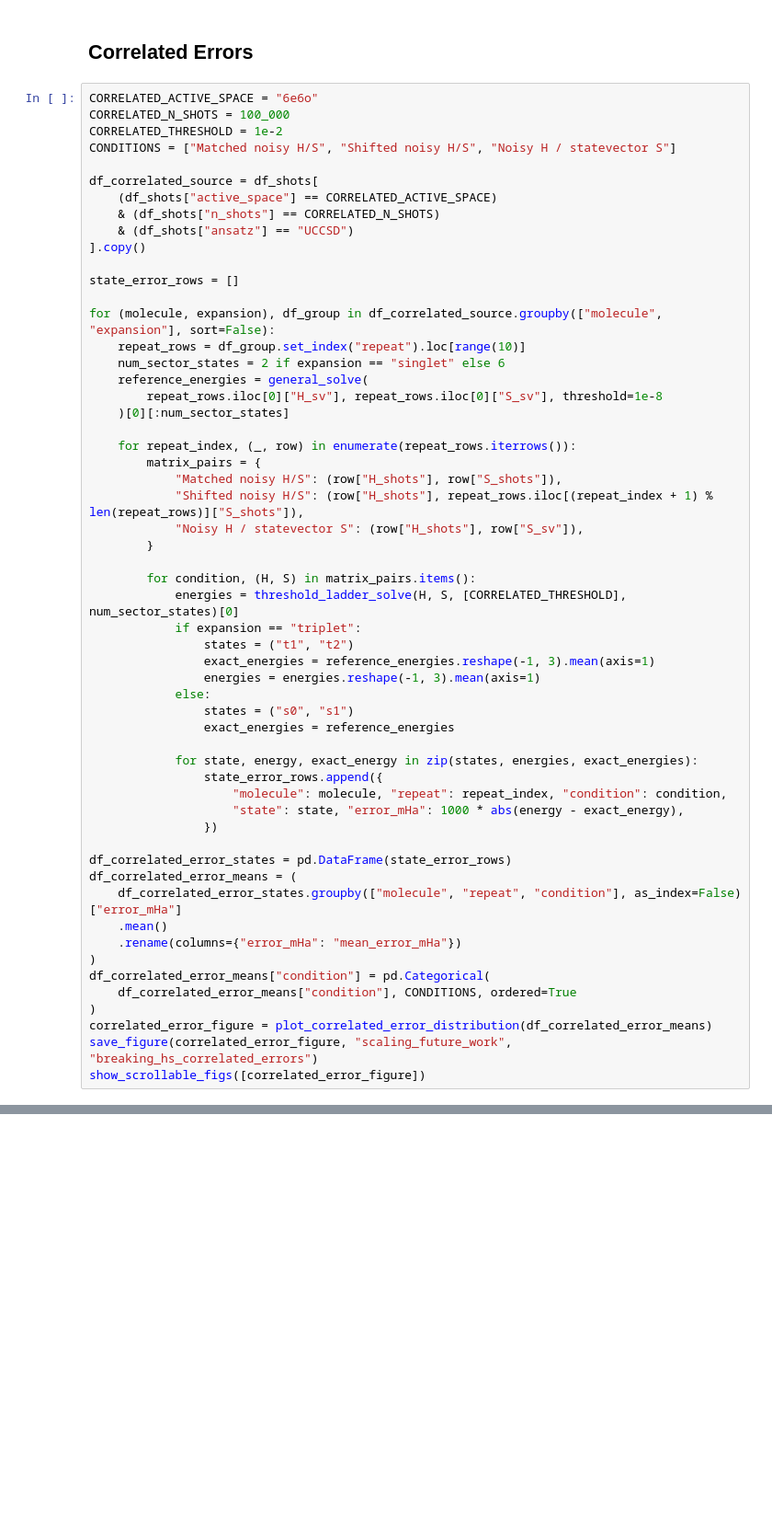
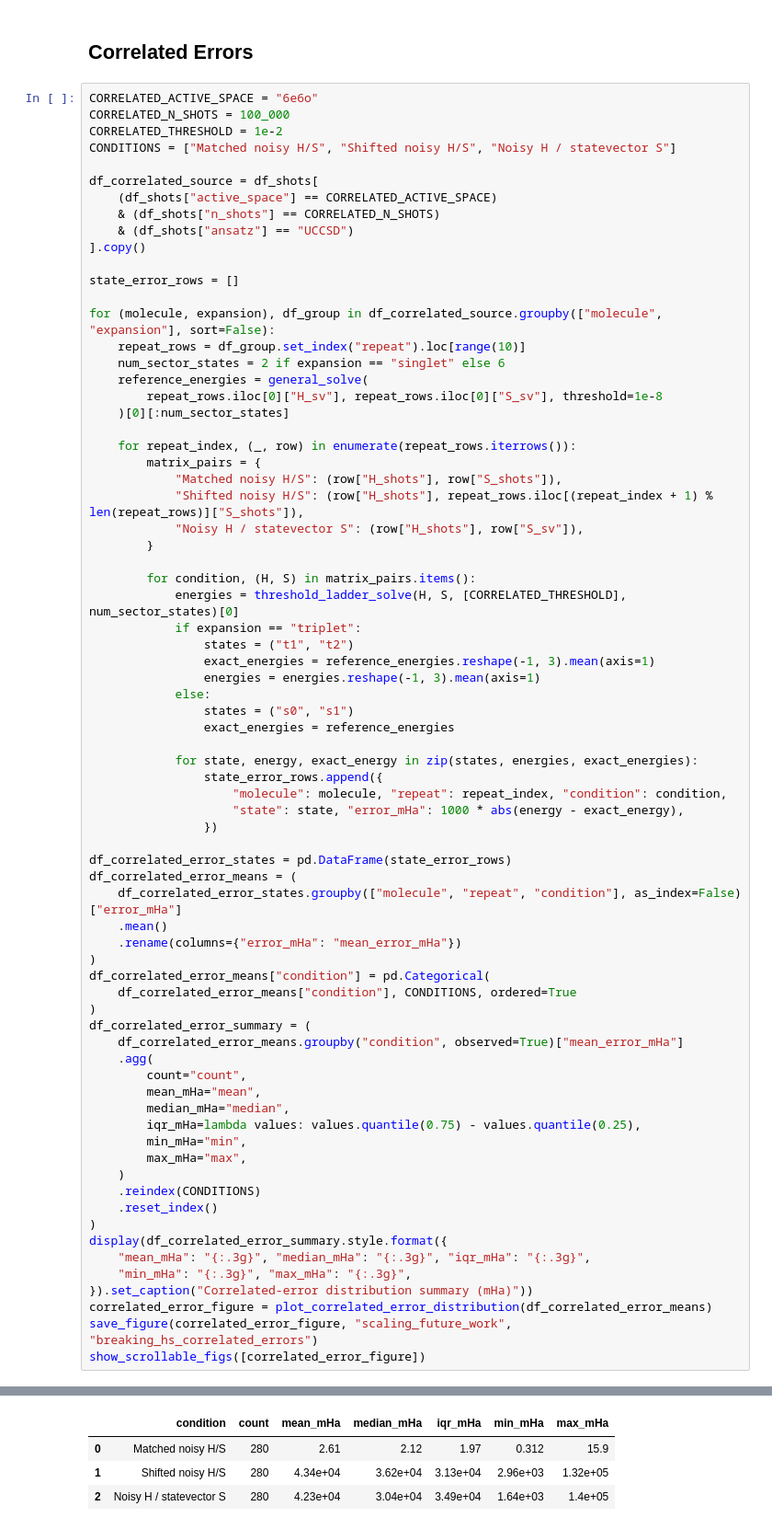
Before and after one commit to naythanyeo/qse-practical-analysis, a Jupyter notebook: notebooks/03_shots_data.ipynb, the cells around one changed output, grey strips where cells are left out. Shown at 92% size. Saved outputs shown, nothing was run; the diff lists cells and outputs as text; blank space fills up the shorter version.

Commit message:
Update numerical support for scaling,  include args on correlated errors

```diff
--- a/notebooks/03_shots_data.ipynb
+++ b/notebooks/03_shots_data.ipynb
@@ -259,6 +256,23 @@ df_correlated_error_means = (
 df_correlated_error_means["condition"] = pd.Categorical(
     df_correlated_error_means["condition"], CONDITIONS, ordered=True
 )
+df_correlated_error_summary = (
+    df_correlated_error_means.groupby("condition", observed=True)["mean_error_mHa"]
+    .agg(
+        count="count",
+        mean_mHa="mean",
+        median_mHa="median",
+        iqr_mHa=lambda values: values.quantile(0.75) - values.quantile(0.25),
+        min_mHa="min",
+        max_mHa="max",
+    )
+    .reindex(CONDITIONS)
+    .reset_index()
+)
+display(df_correlated_error_summary.style.format({
+    "mean_mHa": "{:.3g}", "median_mHa": "{:.3g}", "iqr_mHa": "{:.3g}",
+    "min_mHa": "{:.3g}", "max_mHa": "{:.3g}",
+}).set_caption("Correlated-error distribution summary (mHa)"))
 correlated_error_figure = plot_correlated_error_distribution(df_correlated_error_means)
 save_figure(correlated_error_figure, "scaling_future_work", "breaking_hs_correlated_errors")
 show_scrollable_figs([correlated_error_figure])
@@ -266 +281,5 @@ show_scrollable_figs([correlated_error_figure])
+|  | condition | count | mean_mHa | median_mHa | iqr_mHa | min_mHa | max_mHa |
+| 0 | Matched noisy H/S | 280 | 2.61 | 2.12 | 1.97 | 0.312 | 15.9 |
+| 1 | Shifted noisy H/S | 280 | 4.34e+04 | 3.62e+04 | 3.13e+04 | 2.96e+03 | 1.32e+05 |
+| 2 | Noisy H / statevector S | 280 | 4.23e+04 | 3.04e+04 | 3.49e+04 | 1.64e+03 | 1.4e+05 |
 [interactive output not drawn]
```
Also changed, not shown: parts of 2 cells of this notebook, 1 other file.
